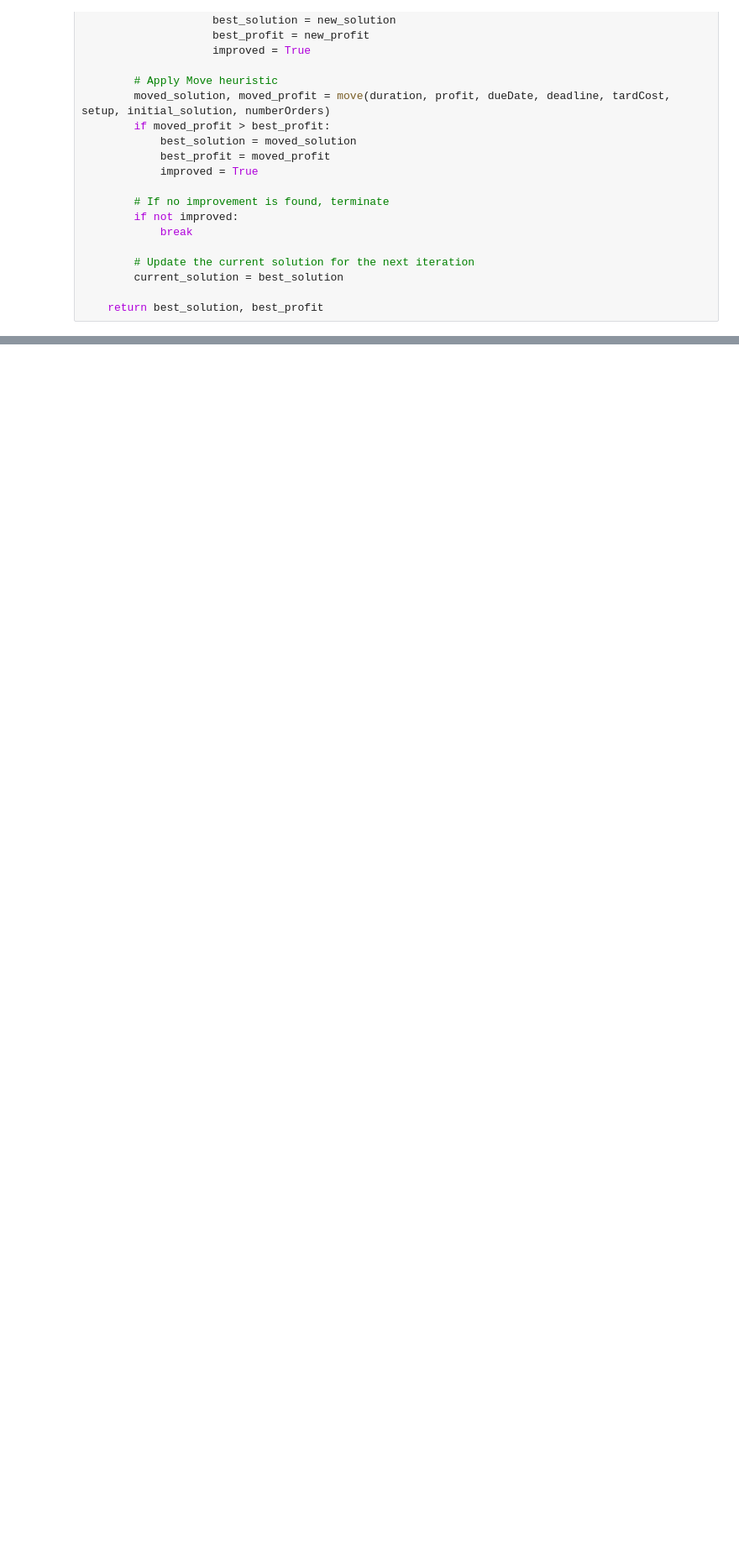
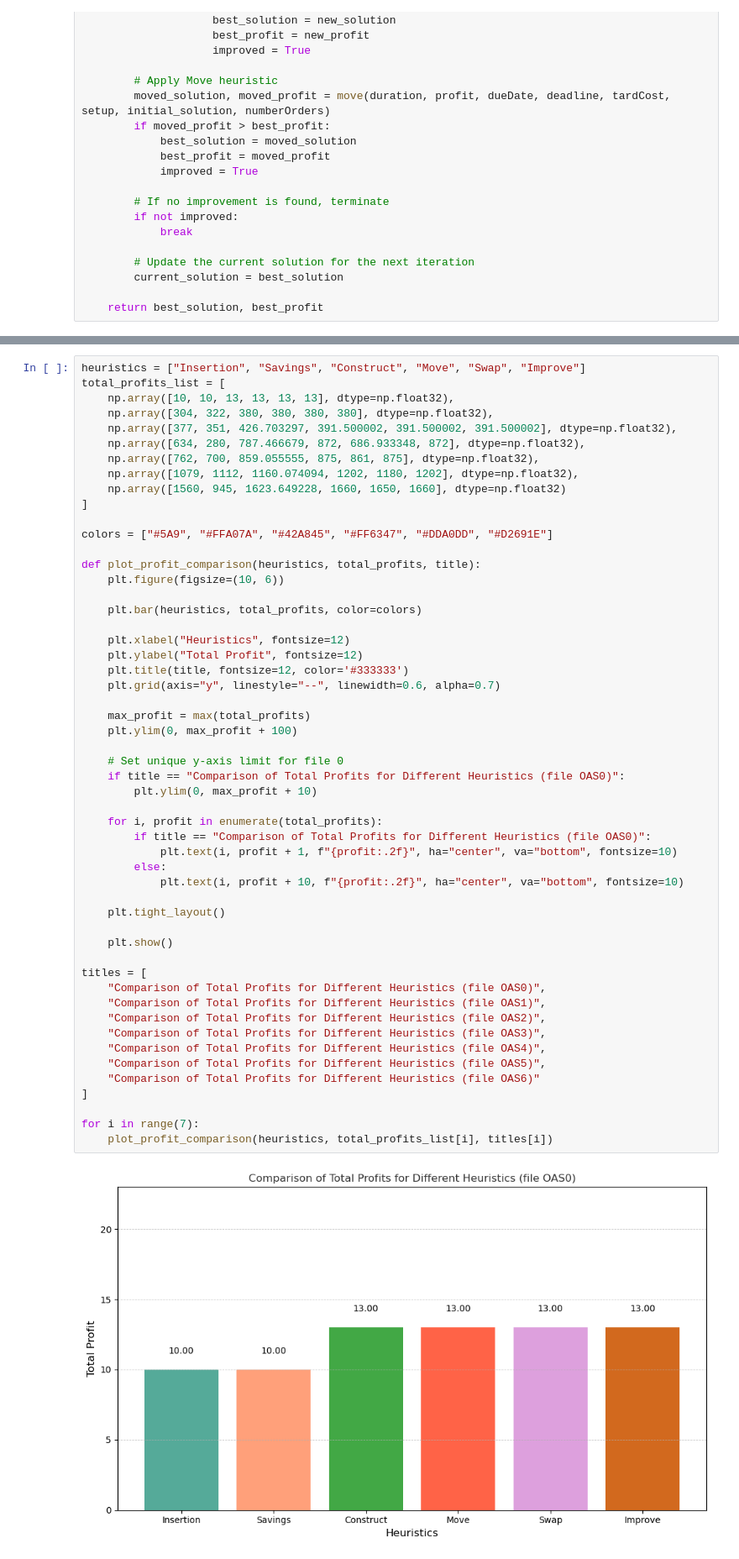
Before and after one commit to virakoze/Algorithm_Programing_Project, a Jupyter notebook: Project_Yannis_Vivens.ipynb, the cells around one changed output, grey strips where cells are left out. Shown at 84% size. Drawn from its saved outputs; the diff is of its cells as text; blank space fills up the shorter version.

```diff
--- a/Project_heuristics.ipynb
+++ b/Project_Yannis_Vivens.ipynb
@@ -990,0 +882,55 @@ for i in range(7):
+# %%
+heuristics = ["Insertion", "Savings", "Construct", "Move", "Swap", "Improve"]
+total_profits_list = [
+    np.array([10, 10, 13, 13, 13, 13], dtype=np.float32),
+    np.array([304, 322, 380, 380, 380, 380], dtype=np.float32),
+    np.array([377, 351, 426.703297, 391.500002, 391.500002, 391.500002], dtype=np.float32),
+    np.array([634, 280, 787.466679, 872, 686.933348, 872], dtype=np.float32),
+    np.array([762, 700, 859.055555, 875, 861, 875], dtype=np.float32),
+    np.array([1079, 1112, 1160.074094, 1202, 1180, 1202], dtype=np.float32),
+    np.array([1560, 945, 1623.649228, 1660, 1650, 1660], dtype=np.float32)
+]
+
+colors = ["#5A9", "#FFA07A", "#42A845", "#FF6347", "#DDA0DD", "#D2691E"]
+
+def plot_profit_comparison(heuristics, total_profits, title):
+    plt.figure(figsize=(10, 6))
+
+    plt.bar(heuristics, total_profits, color=colors)
+
+    plt.xlabel("Heuristics", fontsize=12)
+    plt.ylabel("Total Profit", fontsize=12)
+    plt.title(title, fontsize=12, color='#333333')
+    plt.grid(axis="y", linestyle="--", linewidth=0.6, alpha=0.7)
+
+    max_profit = max(total_profits)
+    plt.ylim(0, max_profit + 100)
+
+    # Set unique y-axis limit for file 0
+    if title == "Comparison of Total Profits for Different Heuristics (file OAS0)":
+        plt.ylim(0, max_profit + 10)
+
+    for i, profit in enumerate(total_profits):
+        if title == "Comparison of Total Profits for Different Heuristics (file OAS0)":
+            plt.text(i, profit + 1, f"{profit:.2f}", ha="center", va="bottom", fontsize=10)
+        else:
+            plt.text(i, profit + 10, f"{profit:.2f}", ha="center", va="bottom", fontsize=10)
+
+    plt.tight_layout()
+
+    plt.show()
+
+titles = [
+    "Comparison of Total Profits for Different Heuristics (file OAS0)",
+    "Comparison of Total Profits for Different Heuristics (file OAS1)",
+    "Comparison of Total Profits for Different Heuristics (file OAS2)",
+    "Comparison of Total Profits for Different Heuristics (file OAS3)",
+    "Comparison of Total Profits for Different Heuristics (file OAS4)",
+    "Comparison of Total Profits for Different Heuristics (file OAS5)",
+    "Comparison of Total Profits for Different Heuristics (file OAS6)"
+]
+
+for i in range(7):
+    plot_profit_comparison(heuristics, total_profits_list[i], titles[i])
+# %% [output]
+[figure, added]
```
Also changed, not shown: parts of 20 cells of this notebook.
